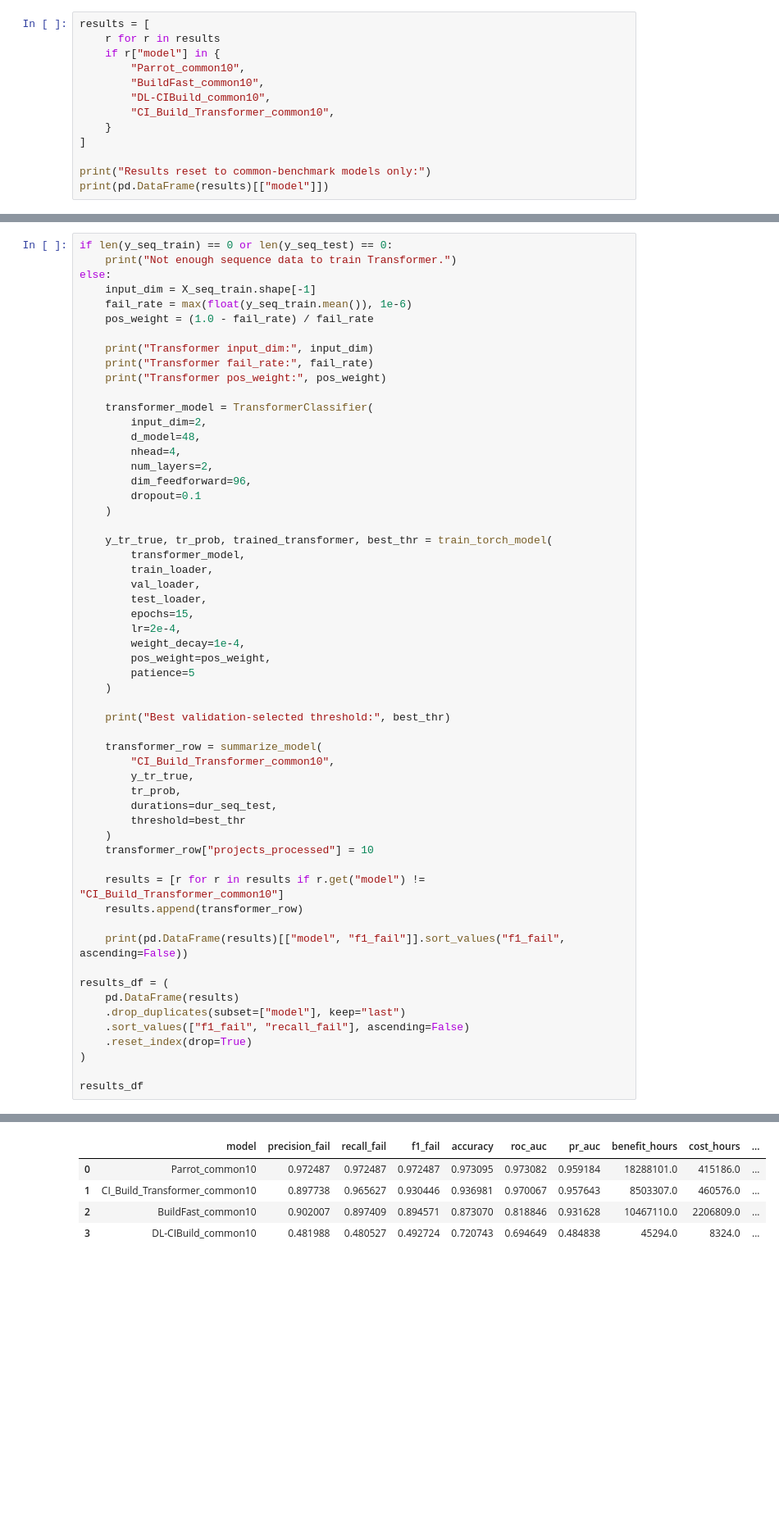
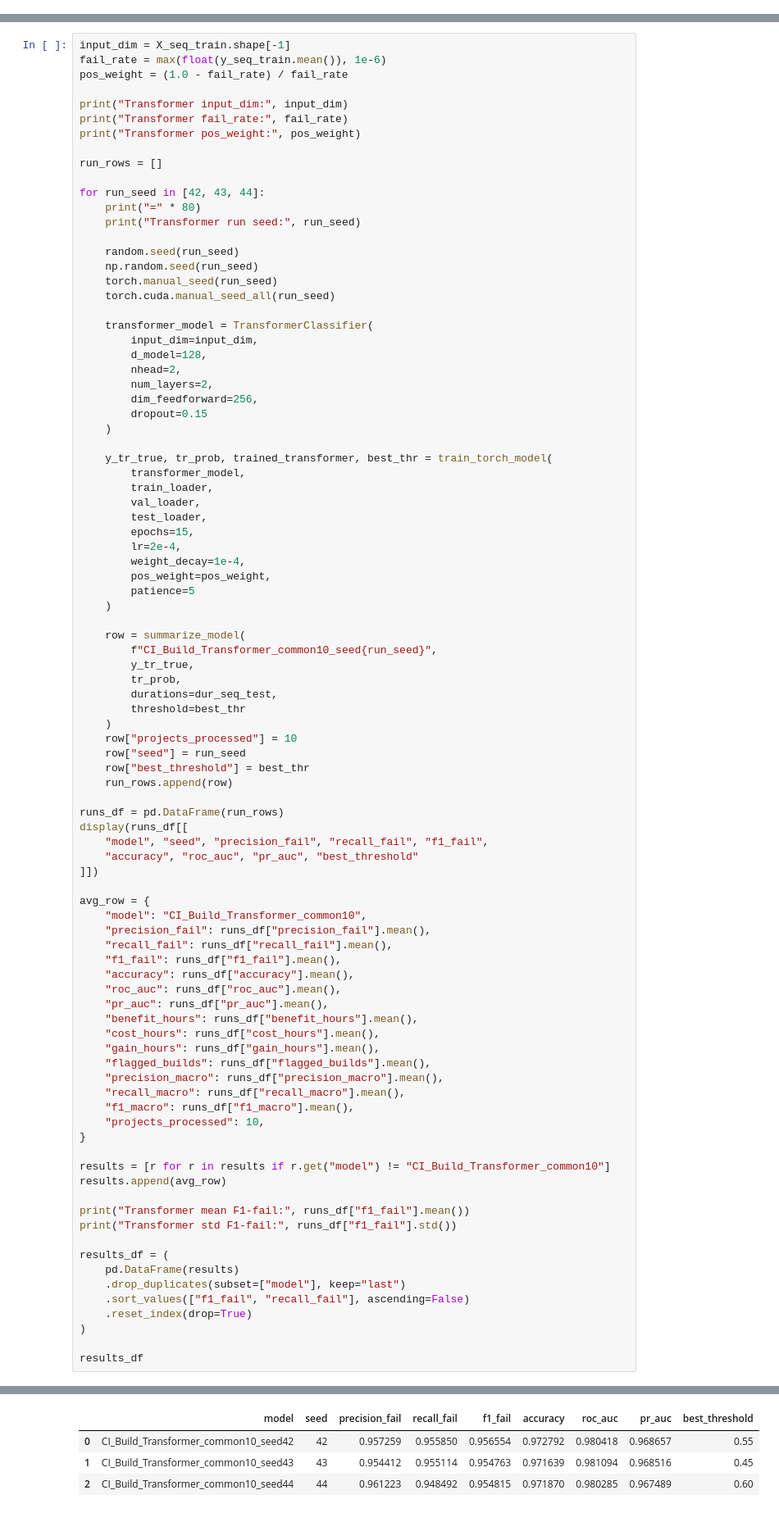
Before and after one commit to wilsonnexus/CIBuild-Transformer, a Jupyter notebook: ci_build_failure_prediction_starter.ipynb, the cells around one changed output, grey strips where cells are left out. Shown at 82% size. Saved outputs shown, nothing was run; the diff lists cells and outputs as text; blank space fills up the shorter version.

Commit message:
Improved Transformer results. Added plots/graphs to better represent the results.

```diff
--- a/ci_build_failure_prediction_starter.ipynb
+++ b/ci_build_failure_prediction_starter.ipynb
@@ -1318,16 +1487,3 @@ def train_torch_model(
         model,
         best_val_thr
     )
-# %%
-results = [
-    r for r in results
-    if r["model"] in {
-        "Parrot_common10",
-        "BuildFast_common10",
-        "DL-CIBuild_common10",
-        "CI_Build_Transformer_common10",
-    }
-]
-
-print("Results reset to common-benchmark models only:")
-print(pd.DataFrame(results)[["model"]])
@@ -1419,24 +1629,32 @@ params of GA {'population_size': 2, 'max_generations': 2, 'retain': 0.7, 'random
 
 This is the model that directly addresses your project proposal.
 # %%
-if len(y_seq_train) == 0 or len(y_seq_test) == 0:
-    print("Not enough sequence data to train Transformer.")
-else:
-    input_dim = X_seq_train.shape[-1]
-    fail_rate = max(float(y_seq_train.mean()), 1e-6)
-    pos_weight = (1.0 - fail_rate) / fail_rate
+input_dim = X_seq_train.shape[-1]
+fail_rate = max(float(y_seq_train.mean()), 1e-6)
+pos_weight = (1.0 - fail_rate) / fail_rate
 
-    print("Transformer input_dim:", input_dim)
-    print("Transformer fail_rate:", fail_rate)
-    print("Transformer pos_weight:", pos_weight)
+print("Transformer input_dim:", input_dim)
+print("Transformer fail_rate:", fail_rate)
+print("Transformer pos_weight:", pos_weight)
+
+run_rows = []
+
+for run_seed in [42, 43, 44]:
+    print("=" * 80)
+    print("Transformer run seed:", run_seed)
+
+    random.seed(run_seed)
+    np.random.seed(run_seed)
+    torch.manual_seed(run_seed)
+    torch.cuda.manual_seed_all(run_seed)
 
     transformer_model = TransformerClassifier(
-        input_dim=2,
-        d_model=48,
-        nhead=4,
+        input_dim=input_dim,
+        d_model=128,
+        nhead=2,
         num_layers=2,
-        dim_feedforward=96,
-        dropout=0.1
+        dim_feedforward=256,
+        dropout=0.15
     )
 
     y_tr_true, tr_prob, trained_transformer, best_thr = train_torch_model(
@@ -1451,21 +1669,47 @@ else:
         patience=5
     )
 
-    print("Best validation-selected threshold:", best_thr)
-
-    transformer_row = summarize_model(
-        "CI_Build_Transformer_common10",
+    row = summarize_model(
+        f"CI_Build_Transformer_common10_seed{run_seed}",
         y_tr_true,
         tr_prob,
         durations=dur_seq_test,
         threshold=best_thr
     )
-    transformer_row["projects_processed"] = 10
+    row["projects_processed"] = 10
+    row["seed"] = run_seed
+    row["best_threshold"] = best_thr
+    run_rows.append(row)
 
-    results = [r for r in results if r.get("model") != "CI_Build_Transformer_common10"]
-    results.append(transformer_row)
+runs_df = pd.DataFrame(run_rows)
+display(runs_df[[
+    "model", "seed", "precision_fail", "recall_fail", "f1_fail",
+    "accuracy", "roc_auc", "pr_auc", "best_threshold"
+]])
 
-    print(pd.DataFrame(results)[["model", "f1_fail"]].sort_values("f1_fail", ascending=False))
+avg_row = {
+    "model": "CI_Build_Transformer_common10",
+    "precision_fail": runs_df["precision_fail"].mean(),
+    "recall_fail": runs_df["recall_fail"].mean(),
+    "f1_fail": runs_df["f1_fail"].mean(),
+    "accuracy": runs_df["accuracy"].mean(),
+    "roc_auc": runs_df["roc_auc"].mean(),
+    "pr_auc": runs_df["pr_auc"].mean(),
+    "benefit_hours": runs_df["benefit_hours"].mean(),
+    "cost_hours": runs_df["cost_hours"].mean(),
+    "gain_hours": runs_df["gain_hours"].mean(),
+    "flagged_builds": runs_df["flagged_builds"].mean(),
+    "precision_macro": runs_df["precision_macro"].mean(),
+    "recall_macro": runs_df["recall_macro"].mean(),
+    "f1_macro": runs_df["f1_macro"].mean(),
+    "projects_processed": 10,
+}
+
+results = [r for r in results if r.get("model") != "CI_Build_Transformer_common10"]
+results.append(avg_row)
+
+print("Transformer mean F1-fail:", runs_df["f1_fail"].mean())
+print("Transformer std F1-fail:", runs_df["f1_fail"].std())
 
 results_df = (
     pd.DataFrame(results)
@@ -1496,5 +1740,4 @@ Epoch 9/15 | train_loss=0.04965 | val_loss=0.02983 | val_best_thr=0.30 | val_bes
-|  | model | precision_fail | recall_fail | f1_fail | accuracy | roc_auc | pr_auc | benefit_hours | cost_hours | ... |
-| 0 | Parrot_common10 | 0.972487 | 0.972487 | 0.972487 | 0.973095 | 0.973082 | 0.959184 | 18288101.0 | 415186.0 | ... |
-| 1 | CI_Build_Transformer_common10 | 0.897738 | 0.965627 | 0.930446 | 0.936981 | 0.970067 | 0.957643 | 8503307.0 | 460576.0 | ... |
-| 2 | BuildFast_common10 | 0.902007 | 0.897409 | 0.894571 | 0.873070 | 0.818846 | 0.931628 | 10467110.0 | 2206809.0 | ... |
-| 3 | DL-CIBuild_common10 | 0.481988 | 0.480527 | 0.492724 | 0.720743 | 0.694649 | 0.484838 | 45294.0 | 8324.0 | ... |
+|  | model | seed | precision_fail | recall_fail | f1_fail | accuracy | roc_auc | pr_auc | best_threshold |
+| 0 | CI_Build_Transformer_common10_seed42 | 42 | 0.957259 | 0.955850 | 0.956554 | 0.972792 | 0.980418 | 0.968657 | 0.55 |
+| 1 | CI_Build_Transformer_common10_seed43 | 43 | 0.954412 | 0.955114 | 0.954763 | 0.971639 | 0.981094 | 0.968516 | 0.45 |
+| 2 | CI_Build_Transformer_common10_seed44 | 44 | 0.961223 | 0.948492 | 0.954815 | 0.971870 | 0.980285 | 0.967489 | 0.60 |
```
Also changed, not shown: parts of 11 cells of this notebook, 1 other file.
